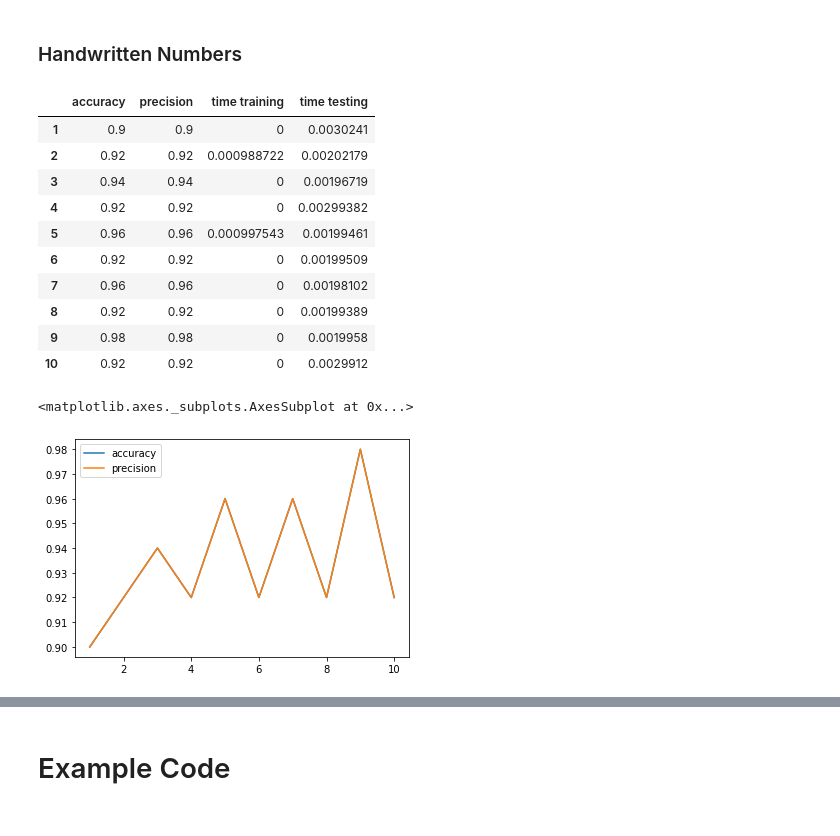
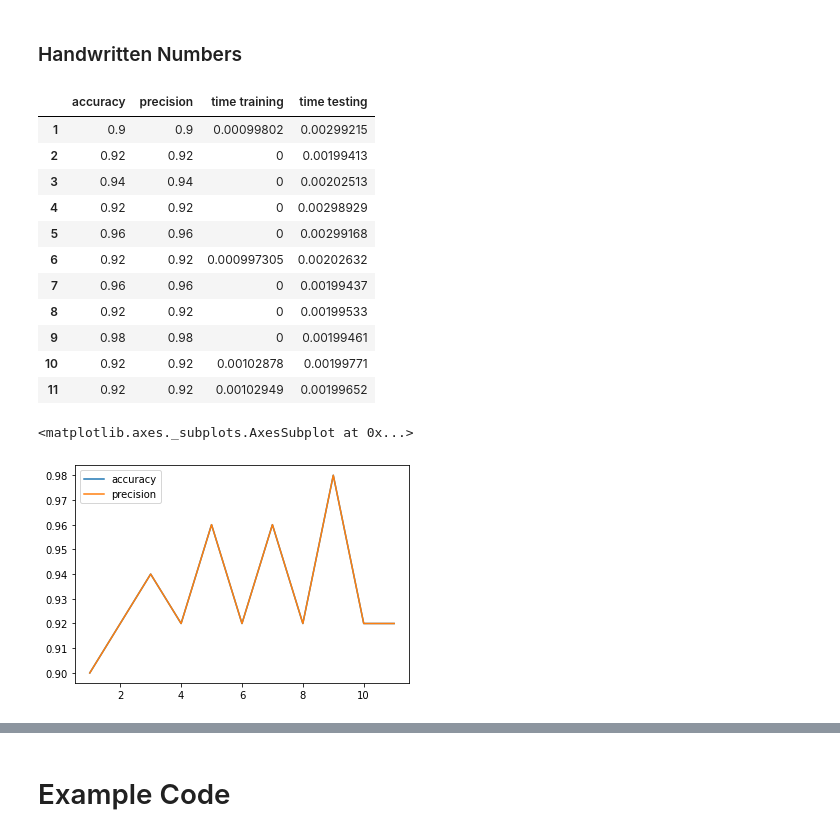
Before and after one commit to kocmana/tw_mle_exercise2, a Jupyter notebook: tw_mle_exercise2.ipynb, the cells around one changed output, grey strips where cells are left out. Cells and saved outputs as stored; diff of their text form; code cells hidden in the pictures.

```diff
--- a/tw_mle_exercise2.ipynb
+++ b/tw_mle_exercise2.ipynb
@@ -134,6 +136,8 @@ knn_results_iris[['accuracy','precision']].plot.line()
 # %% [markdown]
 ### Handwritten Numbers
 # %%
+from sklearn import neighbors
+
 # load the digit dataset
 dataSet = datasets.load_iris()
 
@@ -141,7 +145,7 @@ dataSet = datasets.load_iris()
 randomState=24 # change the state with the numeric parts of your matrikelnummer; if you are in a group, use the sume of the numeric parts
 data, target = shuffle(dataSet.data, dataSet.target, random_state=randomState)
 
-testvalues = range(1,11)
+testvalues = range(1,12)
 
 # Prepare dataframe for results
 knn_results_numbers = pd.DataFrame(columns=['accuracy','precision','time training', 'time testing'], index=testvalues)
@@ -155,41 +159,42 @@ X_train, X_test, y_train, y_test = train_test_split(data, target, test_size=0.33
 n_neighbors = testvalues
 
 for n in n_neighbors:
     # train the k-NN
     classifier = neighbors.KNeighborsClassifier(n)
     start_time_train = time.time()
     classifier.fit(X_train, y_train)
     end_time_train = time.time()
 
     # predict the test set on our trained classifier
     start_time_test = time.time()
     y_test_predicted = classifier.predict(X_test)
     end_time_test = time.time()
 
     # Compute metrics
     acc=metrics.accuracy_score(y_test, y_test_predicted)
     precision=metrics.precision_score(y_test, y_test_predicted, average="micro")
 
     knn_results_numbers.loc[n] = pd.Series({
         'accuracy':acc,
         'precision':precision,
         'time training':end_time_train-start_time_train,
         'time testing':end_time_test-start_time_test
     })
 
 display(knn_results_numbers)
 knn_results_numbers[['accuracy','precision']].plot.line()
 # %% [output]
 |  | accuracy | precision | time training | time testing |
-| 1 | 0.9 | 0.9 | 0 | 0.0030241 |
-| 2 | 0.92 | 0.92 | 0.000988722 | 0.00202179 |
-| 3 | 0.94 | 0.94 | 0 | 0.00196719 |
-| 4 | 0.92 | 0.92 | 0 | 0.00299382 |
-| 5 | 0.96 | 0.96 | 0.000997543 | 0.00199461 |
-| 6 | 0.92 | 0.92 | 0 | 0.00199509 |
-| 7 | 0.96 | 0.96 | 0 | 0.00198102 |
-| 8 | 0.92 | 0.92 | 0 | 0.00199389 |
-| 9 | 0.98 | 0.98 | 0 | 0.0019958 |
-| 10 | 0.92 | 0.92 | 0 | 0.0029912 |
+| 1 | 0.9 | 0.9 | 0.00099802 | 0.00299215 |
+| 2 | 0.92 | 0.92 | 0 | 0.00199413 |
+| 3 | 0.94 | 0.94 | 0 | 0.00202513 |
+| 4 | 0.92 | 0.92 | 0 | 0.00298929 |
+| 5 | 0.96 | 0.96 | 0 | 0.00299168 |
+| 6 | 0.92 | 0.92 | 0.000997305 | 0.00202632 |
+| 7 | 0.96 | 0.96 | 0 | 0.00199437 |
+| 8 | 0.92 | 0.92 | 0 | 0.00199533 |
+| 9 | 0.98 | 0.98 | 0 | 0.00199461 |
+| 10 | 0.92 | 0.92 | 0.00102878 | 0.00199771 |
+| 11 | 0.92 | 0.92 | 0.00102949 | 0.00199652 |
 <matplotlib.axes._subplots.AxesSubplot at 0x...>
-[figure, old version]
+[figure, new version]
```
Also changed, not shown: parts of 16 cells of this notebook.
